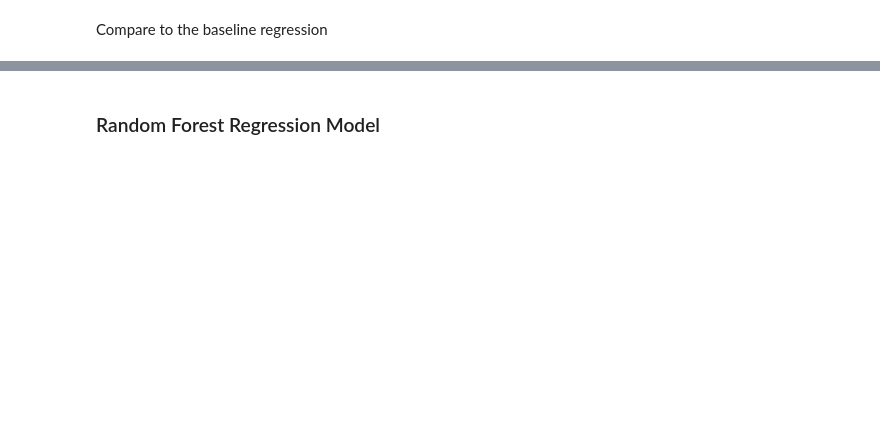
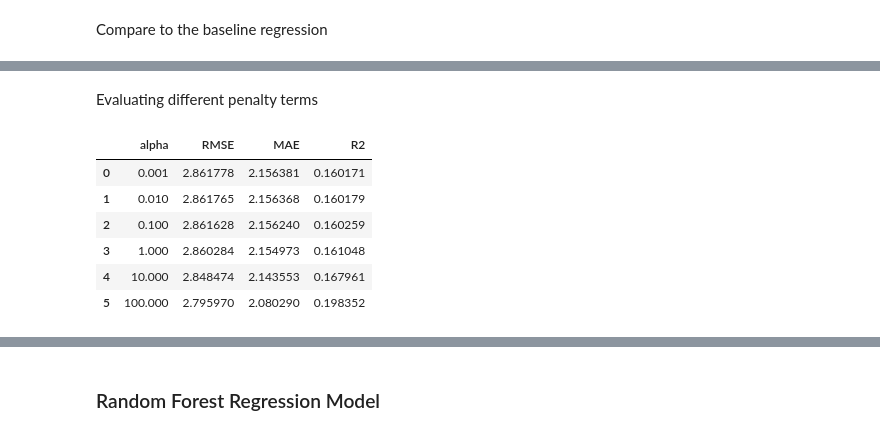
Before and after one commit to OctFog/Math-189-Project, a Jupyter notebook: student_performance.ipynb, the cells around one changed output, grey strips where cells are left out. Drawn from its saved outputs; the diff is of its cells as text; code cells hidden in the pictures; blank space fills up the shorter version.

Commit message:
ridge description + backward selection

```diff
--- a/student_performance.ipynb
+++ b/student_performance.ipynb
@@ -438,20 +633,9 @@ from sklearn.metrics import accuracy_score, precision_score, recall_score, f1_sc
 df_class = df.copy()
 df_class["pass"] = (df_class["G3"] >= 10).astype(int)
 
-X_class = df_class.drop(columns=["G1", "G2", "G3", "pass"])
-y_class = df_class["pass"]
-
-# Convert categorical variables into dummy variables
-X_class = pd.get_dummies(X_class, drop_first=True)
-
 # Train-test split
-X_train_class, X_test_class, y_train_class, y_test_class = train_test_split(
-    X_class,
-    y_class,
-    test_size=0.2,
-    random_state=42,
-    stratify=y_class
-)
+all_vars.add("pass")
+X_train_class, X_test_class, y_train_class, y_test_class = process_for_models(df_class, all_vars, "pass")
 
 # Baseline model: always predict the most common class in the training set
 baseline_class = DummyClassifier(strategy="most_frequent")
@@ -462,9 +646,9 @@ y_pred_class = baseline_class.predict(X_test_class)
 
 # Evaluation
 baseline_accuracy = accuracy_score(y_test_class, y_pred_class)
-baseline_precision = precision_score(y_test_class, y_pred_class, zero_division=0)
-baseline_recall = recall_score(y_test_class, y_pred_class, zero_division=0)
-baseline_f1 = f1_score(y_test_class, y_pred_class, zero_division=0)
+baseline_precision = precision_score(y_test_class, y_pred_class, zero_division=0, average="weighted")
+baseline_recall = recall_score(y_test_class, y_pred_class, zero_division=0,  average="weighted")
+baseline_f1 = f1_score(y_test_class, y_pred_class, zero_division=0,  average="weighted",)
 baseline_cm = confusion_matrix(y_test_class, y_pred_class)
 
 print("Baseline Classification Results")
@@ -491,3 +682,5 @@ import numpy as np
+# %%
+all_vars.remove('pass')
 # %%
 # Multiple Linear Regression without G1 and G2
 
@@ -587,31 +848,31 @@ print(f"R²:   {ridge_r2:.4f}")
+# %% [markdown]
+Evaluating different penalty terms
 # %%
 alpha_vals = [0.001, 0.01, 0.1, 1, 10, 100]
 
 results = []
 
 for a in alpha_vals:
-    model = make_pipeline(
-        StandardScaler(),
-        Ridge(alpha=a)
-    )
-
-    model.fit(X_train_reg, y_train_reg)
-    y_pred = model.predict(X_test_reg)
-
-    rmse = np.sqrt(mean_squared_error(y_test_reg, y_pred))
-    mae = mean_absolute_error(y_test_reg, y_pred)
-    r2 = r2_score(y_test_reg, y_pred)
+    rmse, mae, r2 = ridge_regression_model(df, all_vars, "G3", a)
 
     results.append([a, rmse, mae, r2])
 
 var_penalties = pd.DataFrame(results, columns=["alpha", "RMSE", "MAE", "R2"])
 
 alpha_vals = var_penalties["alpha"].values
 rmse_vals = var_penalties["RMSE"].values
 mae_vals = var_penalties["MAE"].values
 r2_vals = var_penalties["R2"].values
 
 display(var_penalties)
+# %% [output]
+|  | alpha | RMSE | MAE | R2 |
+| 0 | 0.001 | 2.861778 | 2.156381 | 0.160171 |
+| 1 | 0.010 | 2.861765 | 2.156368 | 0.160179 |
+| 2 | 0.100 | 2.861628 | 2.156240 | 0.160259 |
+| 3 | 1.000 | 2.860284 | 2.154973 | 0.161048 |
+| 4 | 10.000 | 2.848474 | 2.143553 | 0.167961 |
+| 5 | 100.000 | 2.795970 | 2.080290 | 0.198352 |
 # %%
 fig, ax = plt.subplots(1, 3, figsize=(15, 4))
 
```
Also changed, not shown: parts of 64 cells of this notebook.
